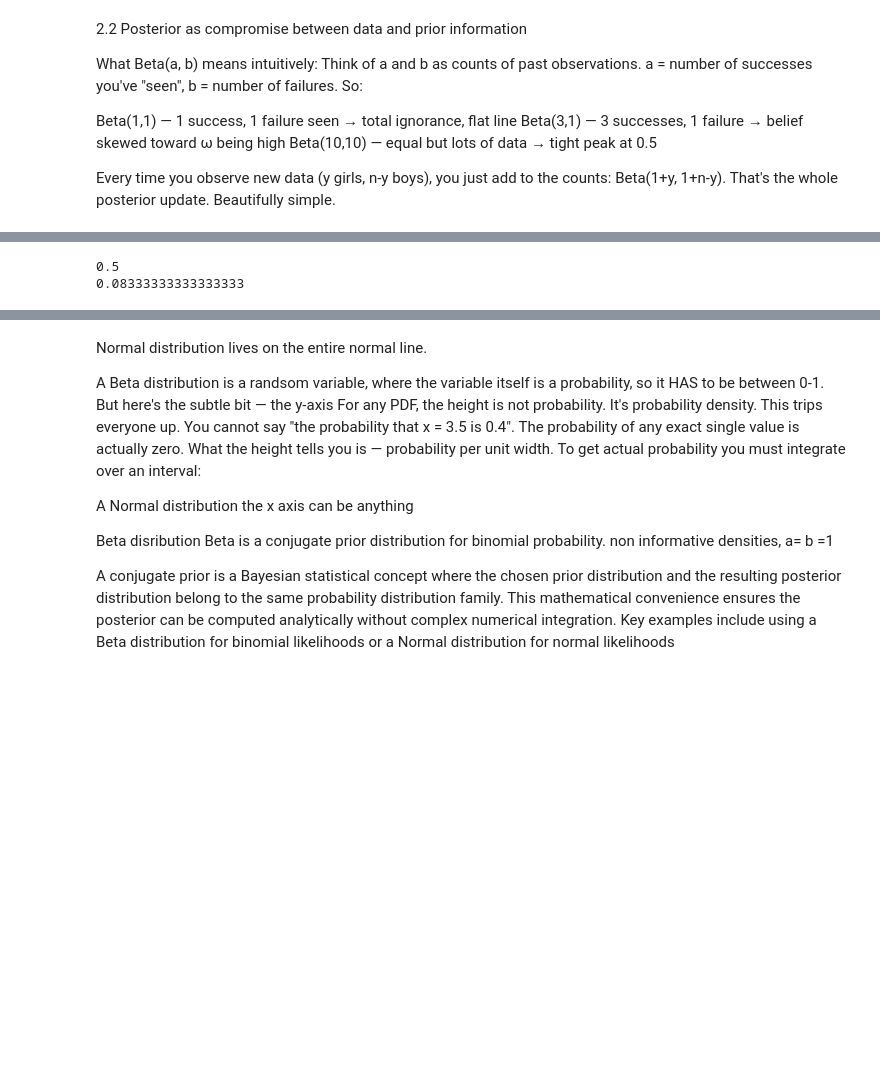
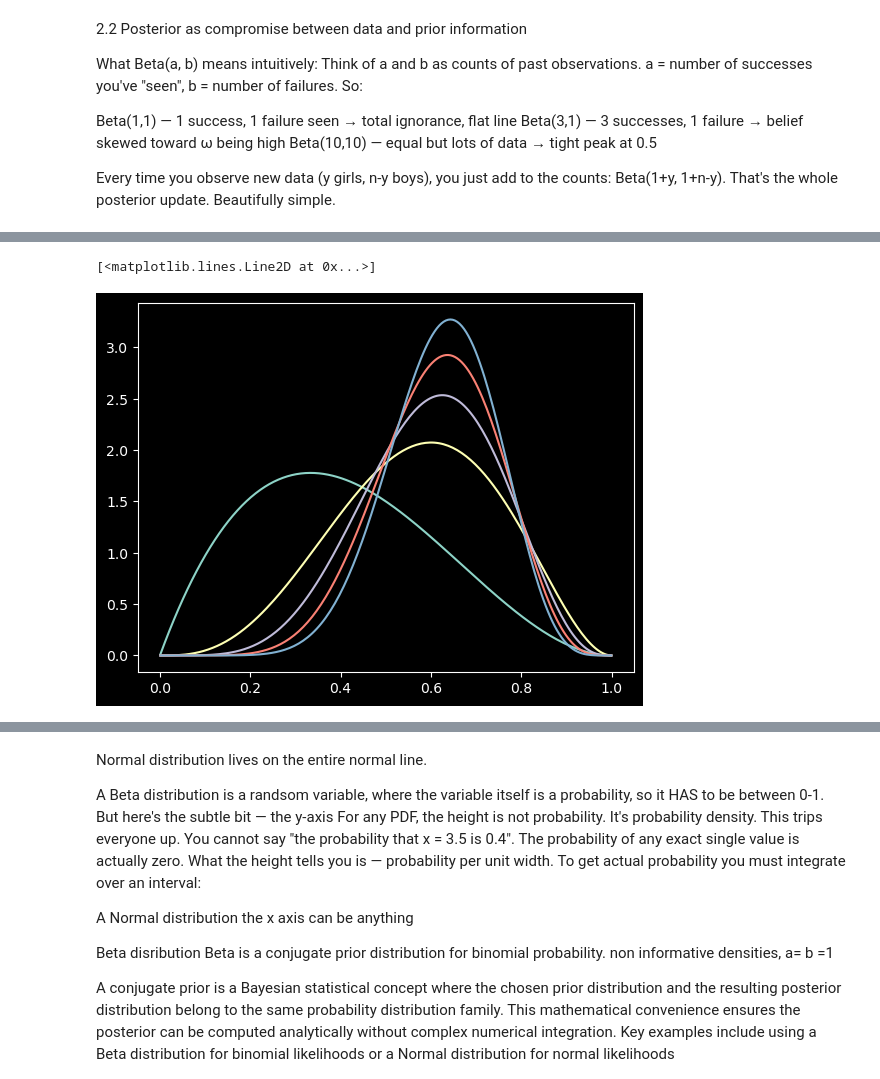
Before and after one commit to HNevill/BDA, a Jupyter notebook: BDA.ipynb, the cells around one changed output, grey strips where cells are left out. Drawn from its saved outputs; the diff is of its cells as text; code cells hidden in the pictures; blank space fills up the shorter version.

```diff
--- a/BDA.ipynb
+++ b/BDA.ipynb
@@ -112,35 +139,40 @@ Every time you observe new data (y girls, n-y boys), you just add to the counts:
 # %%
 import numpy as np
 import matplotlib.pyplot as plt
 import matplotlib.gridspec as gridspec
 from scipy.stats import beta
 
 # ── Setup ──────────────────────────────────────────────────────────────────────
-N_OBS   = 20
-PRIOR_A = 1
-PRIOR_B = 1
+N_OBS   = 20  # number of observations
+PRIOR_A = 2
+PRIOR_B = 3
 Y_VALUES = [2, 6, 10, 14, 18]
 COLORS   = ["#e63946", "#f69342", "#2a9d8f", "#457b9d", "#9b5de5"]
 
 omega = np.linspace(0.001, 0.999, 500)
 
 prior       = beta(PRIOR_A, PRIOR_B)
 prior_mean  = prior.mean()
 prior_var   = prior.var()
 
-posteriors = []
-for y, col in zip(Y_VALUES, COLORS):
-    a, b    = PRIOR_A + y, PRIOR_B + N_OBS - y
-    dist    = beta(a, b)
-    posteriors.append(dict(y=y, dist=dist, mean=dist.mean(),
-                           var=dist.var(), color=col, a=a, b=b))
+# i see more  daata. a gets 2 more observations!
+# so this is actually bayes therom!! it has just all been worked out Bayes' theorem in full is:
 
-avg_post_mean  = np.mean([p["mean"] for p in posteriors])
-avg_post_var   = np.mean([p["var"]  for p in posteriors])
-var_post_means = np.var( [p["mean"] for p in posteriors])
+So when you write:
+post =  beta(PRIOR_A+ 2, PRIOR_B)
+post2 = beta(PRIOR_A+ 4, PRIOR_B +1)
+post3 = beta(PRIOR_A+ 6, PRIOR_B +2)
+post4 = beta(PRIOR_A+ 8, PRIOR_B +3)
+
+omega = np.linspace(0.001, 0.999, 200)
+
+prior = beta(PRIOR_A, PRIOR_B)
+
+plt.plot(omega, [prior.pdf(x) for x in omega])
+plt.plot(omega, [post.pdf(x) for x in omega])
+plt.plot(omega, [post2.pdf(x) for x in omega])
+plt.plot(omega, [post3.pdf(x) for x in omega])
+plt.plot(omega, [post4.pdf(x) for x in omega])
+# %% [output]
+[<matplotlib.lines.Line2D at 0x...>]
+[figure, added]
-# %%
-print(prior_mean)
-print(prior_var)
-# %% [output]
-0.5
-0.08333333333333333
```
Also changed, not shown: parts of 36 cells of this notebook.
